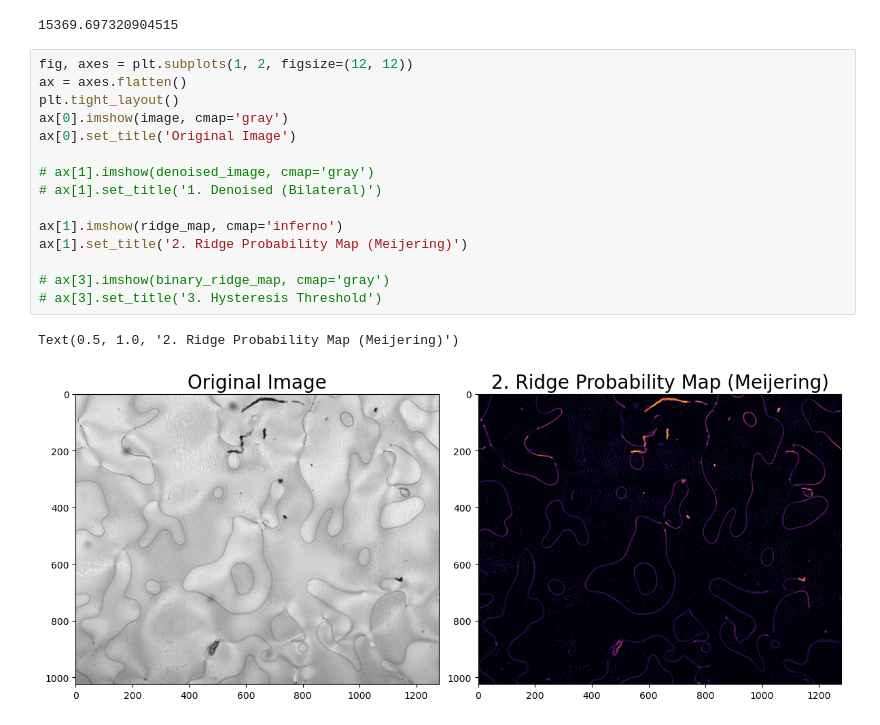
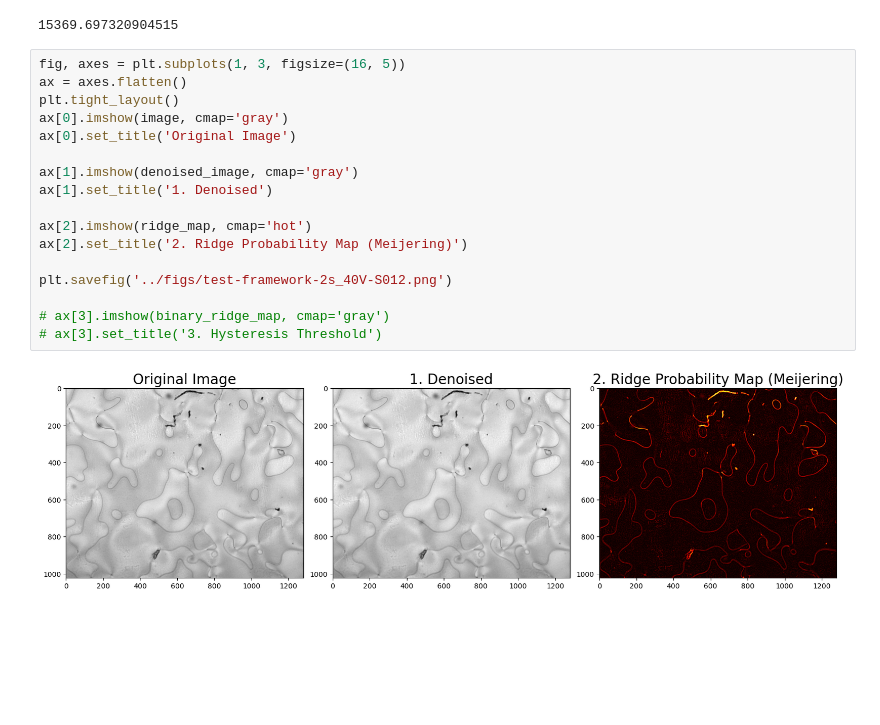
Before and after one commit to mandal-anik10/SLP-CosmoWithLCs, a Jupyter notebook: notebooks/test_framework.ipynb, the cells around one changed output. Cells and saved outputs as stored; diff of their text form; blank space fills up the shorter version.

Commit message:
updated:  test-figs

```diff
--- a/notebooks/test_framework.ipynb
+++ b/notebooks/test_framework.ipynb
@@ -38,21 +38,22 @@ print(total_length)
 # %% [output]
 15369.697320904515
 # %%
-fig, axes = plt.subplots(1, 2, figsize=(12, 12))
+fig, axes = plt.subplots(1, 3, figsize=(16, 5))
 ax = axes.flatten()
 plt.tight_layout()
 ax[0].imshow(image, cmap='gray')
 ax[0].set_title('Original Image')
 
-# ax[1].imshow(denoised_image, cmap='gray')
-# ax[1].set_title('1. Denoised (Bilateral)')
+ax[1].imshow(denoised_image, cmap='gray')
+ax[1].set_title('1. Denoised')
 
-ax[1].imshow(ridge_map, cmap='inferno')
-ax[1].set_title('2. Ridge Probability Map (Meijering)')
+ax[2].imshow(ridge_map, cmap='hot')
+ax[2].set_title('2. Ridge Probability Map (Meijering)')
+
+plt.savefig('../figs/test-framework-2s_40V-S012.png')
 
 # ax[3].imshow(binary_ridge_map, cmap='gray')
 # ax[3].set_title('3. Hysteresis Threshold')
 # %% [output]
-Text(0.5, 1.0, '2. Ridge Probability Map (Meijering)')
-[figure, old version]
+[figure, new version]
 # %%
```
Also changed, not shown: parts of 1 cell of this notebook, 2 other files.
